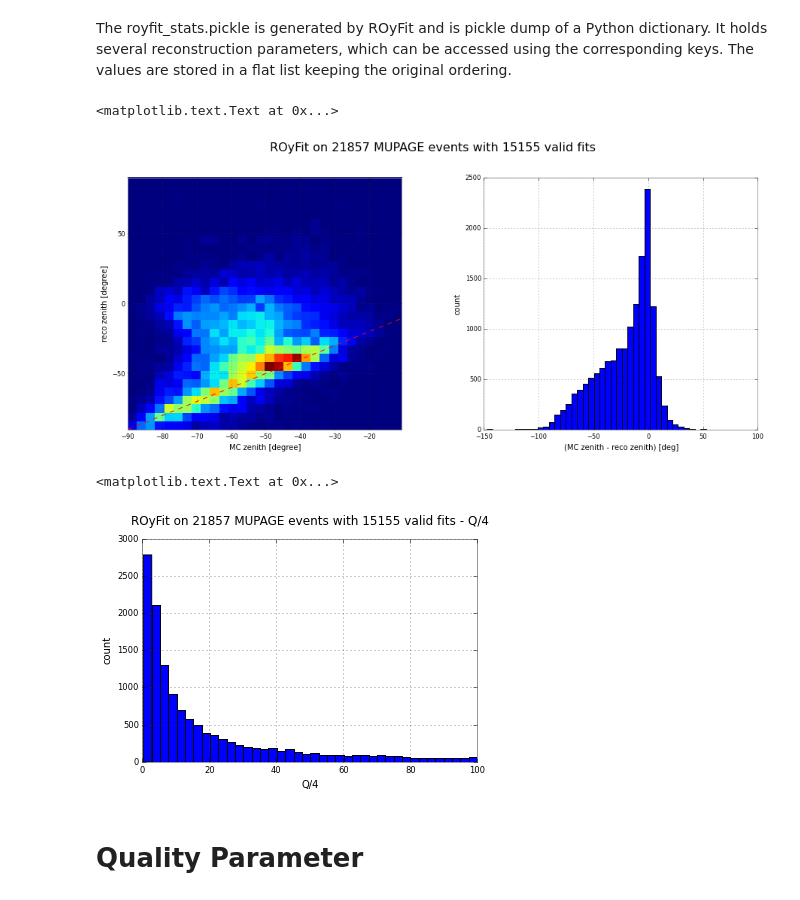
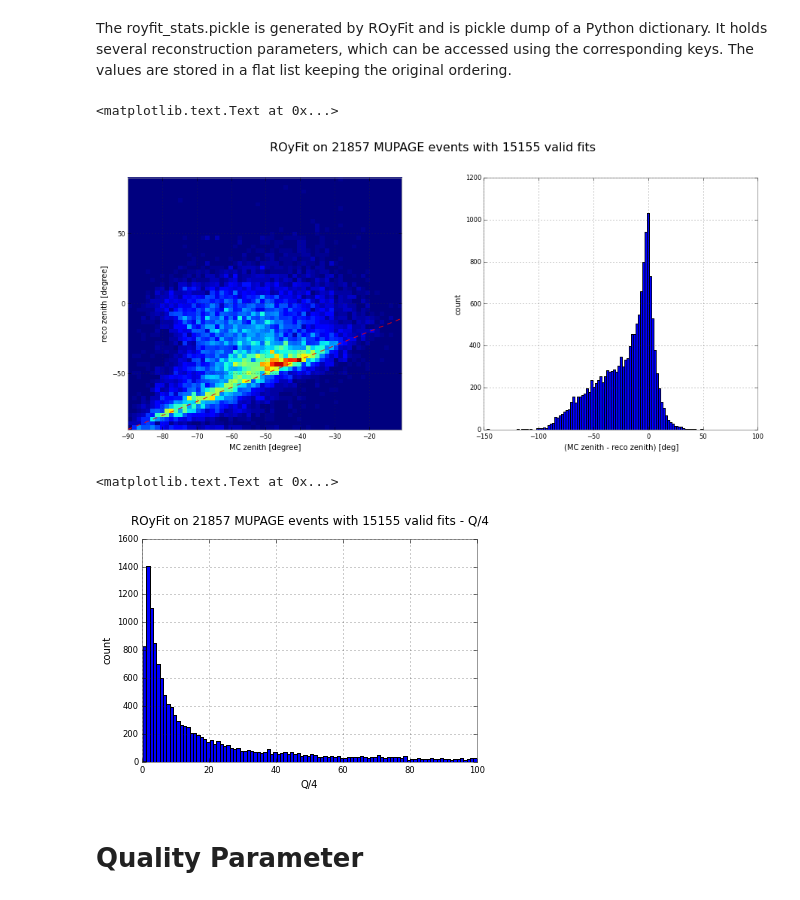
Before and after one commit to tamasgal/royfit, a Jupyter notebook: notebooks/DU-1 reco analysis.ipynb, the cells around one changed output. Drawn from its saved outputs; the diff is of its cells as text; code cells hidden in the pictures.

```diff
--- a/notebooks/DU-1 reco analysis.ipynb
+++ b/notebooks/DU-1 reco analysis.ipynb
@@ -28,23 +28,23 @@ tc_err = stats['tc_err']
 # %%
 fig, axes = plt.subplots(1, 2, figsize=(15, 6))
 
 plt.suptitle("ROyFit on {0} MUPAGE events with {1} valid fits" \
              .format(number_of_events, number_of_vaild_fits), size=16, y=1.01)
 
-axes[0].hist2d(mc_zenith, reco_zenith, bins=30)
+axes[0].hist2d(mc_zenith, reco_zenith, bins=60)
 axes[0].set_xlabel('MC zenith [degree]')
 axes[0].set_ylabel('reco zenith [degree]')
 xx = np.linspace(min(mc_zenith), max(mc_zenith), 10)
 axes[0].plot(xx, xx, 'r--')
 
-axes[1].hist(ang_err, bins=40)
+axes[1].hist(ang_err, bins=100)
 axes[1].set_xlabel('(MC zenith - reco zenith) [deg]')
 axes[1].set_ylabel("count")
 # %% [output]
 <matplotlib.text.Text at 0x...>
-[figure, old version]
+[figure, new version]
 # %%
-plt.hist([x for x in q if x < 100], bins=40)
+plt.hist([x for x in q if x < 100], bins=100)
 plt.title("ROyFit on {0} MUPAGE events with {1} valid fits - Q/4" \
           .format(number_of_events, number_of_vaild_fits),
           y=1.04)
@@ -52,7 +52,7 @@ plt.xlabel("Q/4")
 plt.ylabel("count")
 # %% [output]
 <matplotlib.text.Text at 0x...>
-[figure, old version]
+[figure, new version]
 # %% [markdown]
 # Quality Parameter
 # %% [markdown]
```
